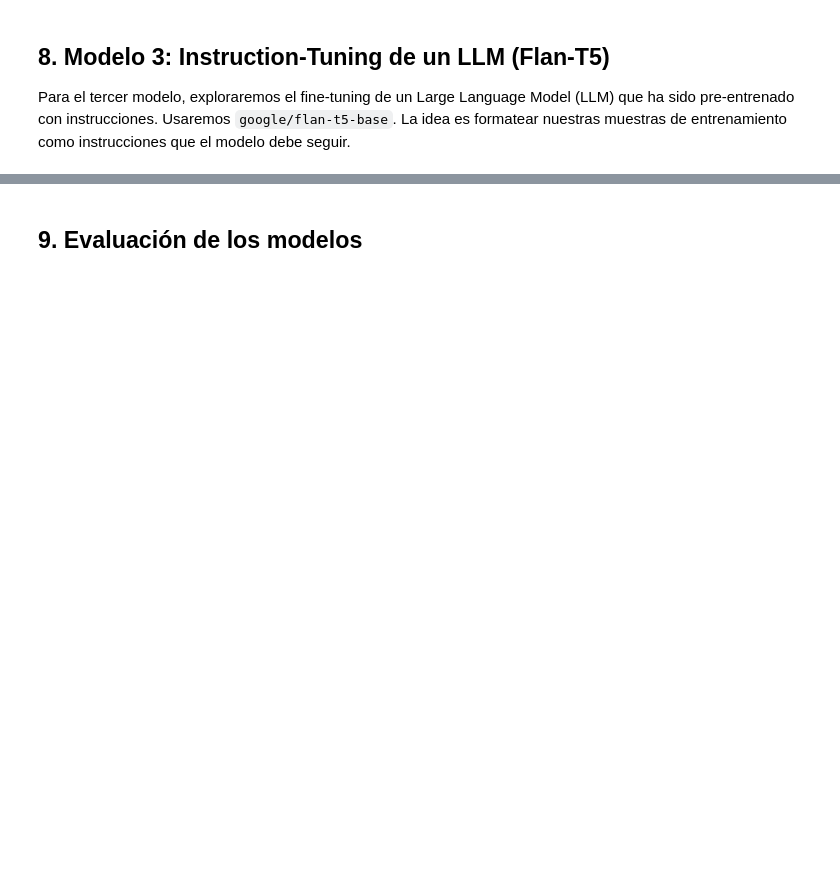
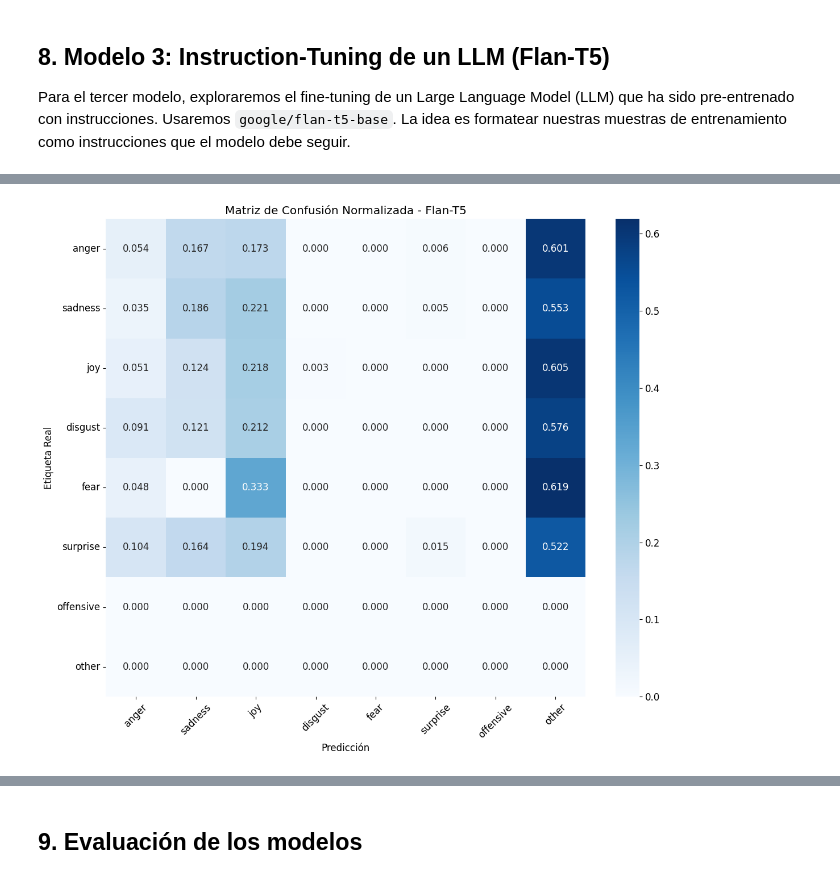
Before and after one commit to elidepb/PhawAI_NLP_EEPB, a Jupyter notebook: nlp_emotion_clasifier.ipynb, the cells around one changed output, grey strips where cells are left out. Saved outputs shown, nothing was run; the diff lists cells and outputs as text; code cells hidden in the pictures; blank space fills up the shorter version.

```diff
--- a/nlp_emotion_clasifier.ipynb
+++ b/nlp_emotion_clasifier.ipynb
@@ -910,30 +1334,33 @@ import torch
 def evaluate_t5_model():
     print("Evaluando modelo Flan-T5 en el conjunto de prueba...")
 
-    # Asegurar que el modelo esté en modo evaluación
+    # Asegurarse de que el modelo esté en modo de evaluación
     llm_model.eval()
 
-    # Listas para almacenar predicciones y etiquetas reales
+    # Listas para almacenar las predicciones y las etiquetas verdaderas
     all_predictions = []
     all_true_labels = []
 
-    # Definir emociones válidas
+
+    # Definir las emociones válidas para la limpieza de predicciones
     valid_emotions = ['anger', 'sadness', 'joy', 'disgust', 'fear', 'surprise', 'offensive', 'other']
 
-    # Función para limpiar y mapear predicciones
+
+    # Función para limpiar y mapear las predicciones de texto a etiquetas válidas
     def clean_prediction(pred_text):
         pred_clean = pred_text.strip().lower()
-        # Si la predicción exacta está en las emociones válidas, usarla
+        # Si la predicción limpia es una emoción válida, devolverla
         if pred_clean in valid_emotions:
             return pred_clean
-        # Si no, buscar si alguna emoción válida está contenida en la predicción
+        # Si no, buscar si alguna de las emociones válidas está contenida en el texto de la predicción
         for emotion in valid_emotions:
             if emotion in pred_clean:
                 return emotion
-        # Si no se encuentra nada, clasificar como 'other'
+        # Si no se encuentra ninguna coincidencia, devolver 'other' por defecto
         return 'other'
 
-    # Procesar muestras en lotes pequeños
+
+    # Procesar las muestras en lotes para gestionar la memoria
     batch_size = 16
     total_samples = len(test_instruction_dataset)
 
@@ -942,13 +1369,14 @@ def evaluate_t5_model():
         batch_texts = []
         batch_labels = []
 
-        # Preparar el batch
+
+        # Preparar el lote de textos y etiquetas
         for j in range(i, end_idx):
             batch_texts.append(test_instruction_dataset[j]['text'])
             batch_labels.append(test_instruction_dataset[j]['label'])
 
         try:
-            # Tokenizar el batch
+            # Tokenizar el lote de textos
             inputs = llm_tokenizer(
                 batch_texts,
                 return_tensors="pt",
@@ -958,60 +1386,69 @@ def evaluate_t5_model():
             )
             inputs = {k: v.to(device) for k, v in inputs.items()}
 
-            # Generar predicciones
+
+            # Generar predicciones con el modelo
             with torch.no_grad():
                 outputs = llm_model.generate(
                     **inputs,
                     max_length=8,
-                    num_beams=2,
+                    num_beams=4,
                     do_sample=False,
                     early_stopping=True,
                     pad_token_id=llm_tokenizer.pad_token_id,
                     eos_token_id=llm_tokenizer.eos_token_id
                 )
 
-            # Decodificar predicciones
+
+            # Decodificar las predicciones generadas
             batch_predictions = llm_tokenizer.batch_decode(outputs, skip_special_tokens=True)
 
-            # Procesar predicciones
+
+            # Limpiar y procesar cada predicción
             for pred_raw in batch_predictions:
                 cleaned_pred = clean_prediction(pred_raw)
                 all_predictions.append(cleaned_pred)
 
-            # Agregar etiquetas verdaderas
+
+            # Añadir las etiquetas verdaderas del lote a la lista general
             all_true_labels.extend(batch_labels)
 
-            # Mostrar progreso
+
+            # Mostrar el progreso cada 100 muestras
             if (end_idx) % 100 == 0 or end_idx == total_samples:
                 print(f"Procesado {end_idx}/{total_samples} muestras...")
 
         except Exception as e:
             print(f"Error en batch {i//batch_size + 1}: {e}")
-            # En caso de error, agregar predicciones por defecto
+            # En caso de error, añadir predicciones por defecto para mantener la consistencia
             for _ in range(len(batch_texts)):
                 all_predictions.append('other')
             all_true_labels.extend(batch_labels)
             continue
 
-    # Verificar que las longitudes coincidan
+
+    # Verificar que el número de predicciones y etiquetas coincida
     if len(all_predictions) != len(all_true_labels):
         min_len = min(len(all_predictions), len(all_true_labels))
         all_predictions = all_predictions[:min_len]
         all_true_labels = all_true_labels[:min_len]
         print(f"Ajustadas longitudes a {min_len} muestras")
 
-    # Mostrar algunas predicciones de ejemplo
+
+    # Mostrar algunos ejemplos de las predicciones
     print(f"\n--- Ejemplos de predicciones ---")
     for i in range(min(10, len(all_predictions))):
         print(f"Texto: {test_instruction_dataset[i]['text'][:100]}...")
         print(f"Real: {all_true_labels[i]} | Predicción: {all_predictions[i]}")
         print("-" * 50)
 
-    # Calcular métricas
+
+    # Calcular y mostrar las métricas de clasificación
     print(f"\n--- Reporte de Clasificación para Flan-T5 ---")
     print(f"Total de muestras procesadas: {len(all_true_labels)}")
 
-    # Verificar distribución de predicciones
+
+    # Verificar la distribución de las predicciones y etiquetas reales
     from collections import Counter
     pred_dist = Counter(all_predictions)
     true_dist = Counter(all_true_labels)
@@ -1019,7 +1456,8 @@ def evaluate_t5_model():
     print(f"\nDistribución de predicciones: {dict(pred_dist)}")
     print(f"Distribución de etiquetas reales: {dict(true_dist)}")
 
-    # Reporte de clasificación
+
+    # Reporte de Clasificación
     print("\n" + "="*60)
     report = classification_report(
         all_true_labels,
@@ -1030,14 +1468,17 @@ def evaluate_t5_model():
     )
     print(report)
 
-    # Matriz de confusión
+
+    # Matriz de Confusión
     try:
         cm = confusion_matrix(all_true_labels, all_predictions, labels=valid_emotions)
 
-        # Normalizar matriz de confusión
+
+        # Normalizar la matriz de confusión para mostrar proporciones
         cm_normalized = cm.astype('float') / (cm.sum(axis=1)[:, np.newaxis] + 1e-8)
 
-        # Crear gráfico
+
+        # Crear el gráfico de la matriz de confusión
         plt.figure(figsize=(12, 10))
         sns.heatmap(cm_normalized,
                    annot=True,
@@ -1058,5 +1499,7 @@ def evaluate_t5_model():
 
     return all_predictions, all_true_labels
 
-# Ejecutar evaluación
+
+# Ejecutar la función de evaluación
 predictions, true_labels = evaluate_t5_model()
+# %% [output]
@@ -1063,3 +1523,4 @@ predictions, true_labels = evaluate_t5_model()
+[figure, added]
 # %%
 import torch
 from transformers import pipeline
```
Also changed, not shown: parts of 31 cells of this notebook.
